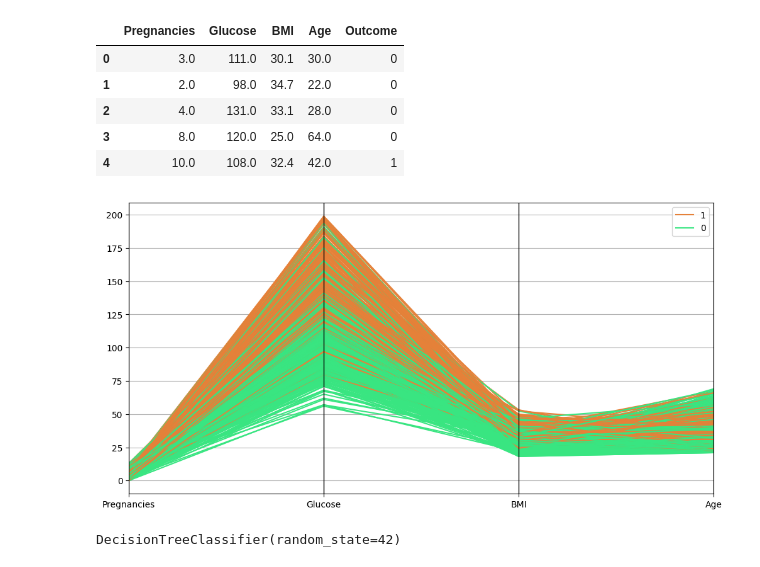
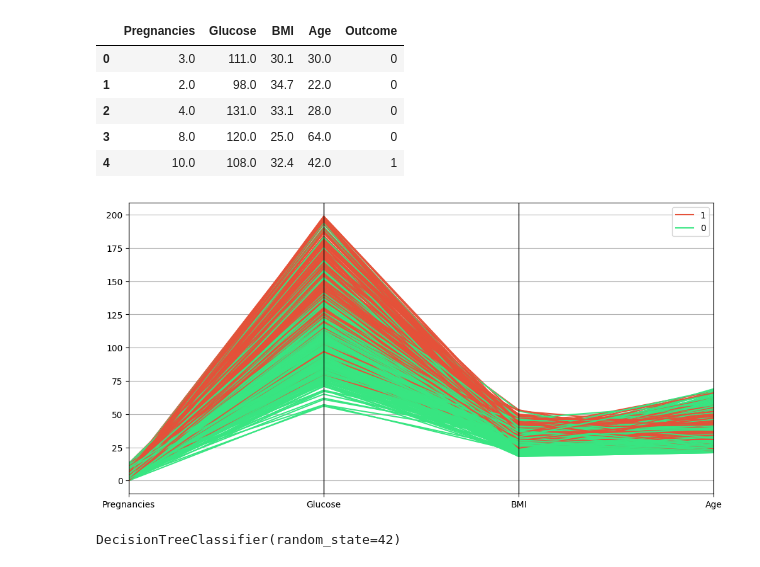
Before and after one commit to Lsiniestro/arboles-de-decision, a Jupyter notebook: src/explore.ipynb, the cells around one changed output. Cells and saved outputs as stored; diff of their text form; code cells hidden in the pictures.

```diff
--- a/src/explore.ipynb
+++ b/src/explore.ipynb
@@ -239,13 +239,13 @@ train_data.head()
 # %%
 import matplotlib.pyplot as plt
 
 plt.figure(figsize=(12, 6))
 
-pd.plotting.parallel_coordinates(df, "Outcome", color = ("#E58139", "#39E581", "#8139E5"))
+pd.plotting.parallel_coordinates(df, "Outcome", color = ("#E55139", "#38E581", "#8139E5"))
 
 plt.show()
 # %% [output]
-[figure, old version]
+[figure, new version]
 # %%
 X_train = train_data.drop(["Outcome"], axis = 1)
 y_train = train_data["Outcome"]
```
Also changed, not shown: parts of 7 cells of this notebook, 1 other file.
